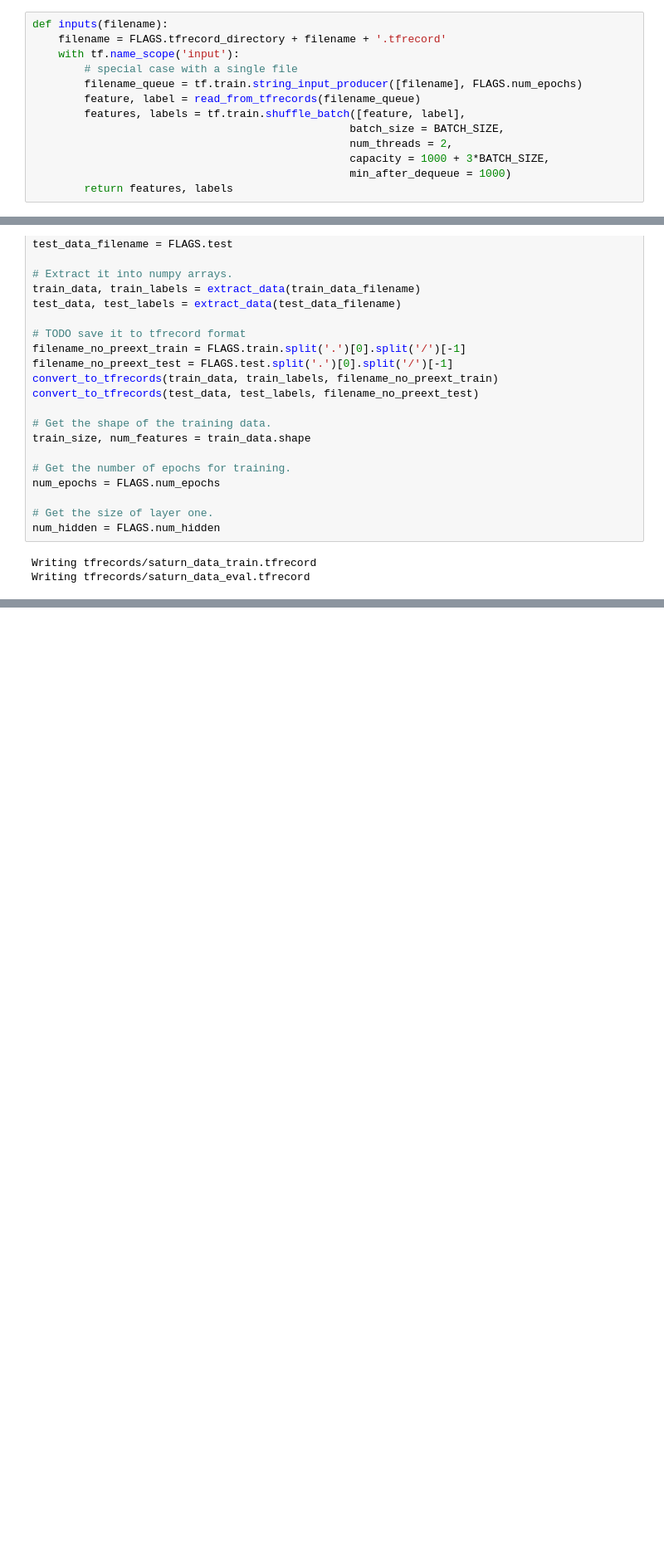
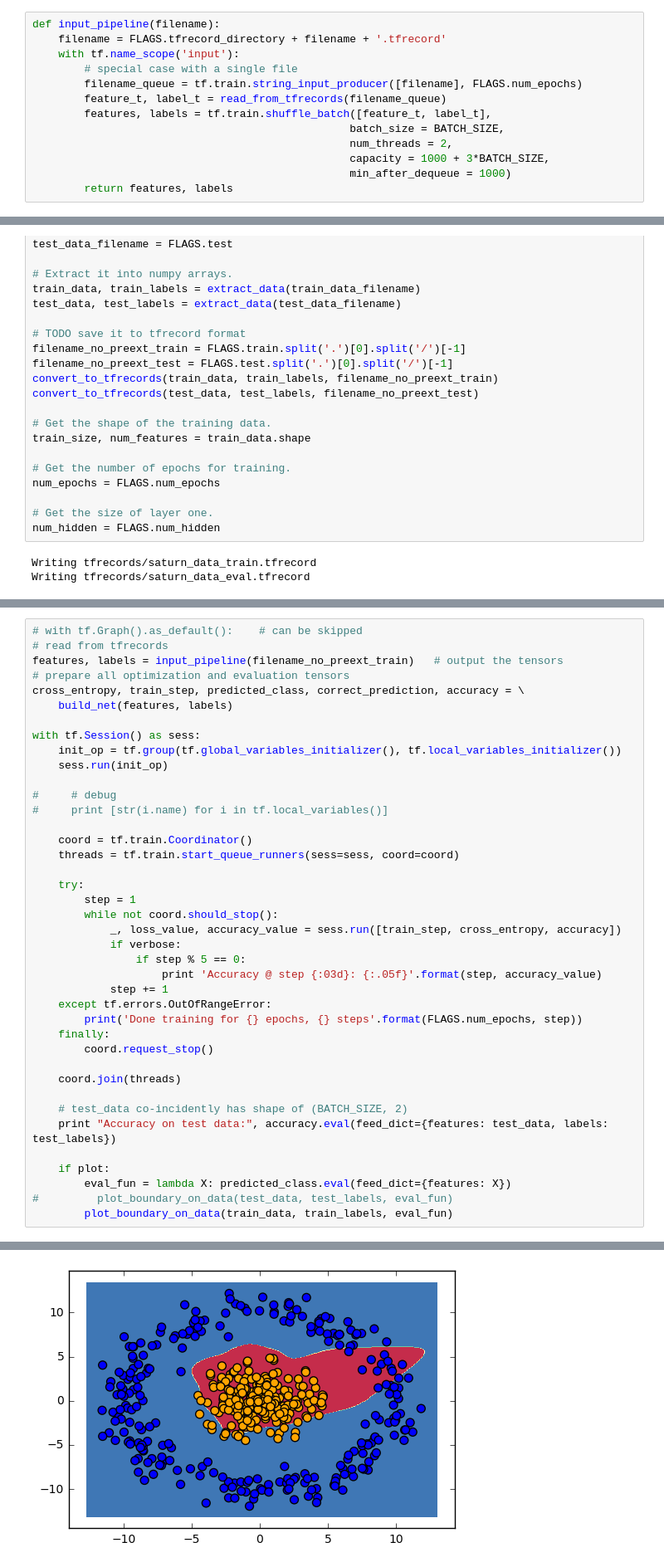
Before and after one commit to jamescfli/PythonTest, a Jupyter notebook: TensorflowTest/10_try_tf/hidden.ipynb, the cells around one changed output, grey strips where cells are left out. Shown at 83% size. Cells and saved outputs as stored; diff of their text form; blank space fills up the shorter version.

Commit message:
revised data input pipeline with tfrecords from feed_dict

```diff
--- a/TensorflowTest/10_try_tf/hidden.ipynb
+++ b/TensorflowTest/10_try_tf/hidden.ipynb
@@ -145,12 +124,12 @@ def read_from_tfrecords(filename_queue):
     return feature_t, label_t
 # %%
-def inputs(filename):
+def input_pipeline(filename):
     filename = FLAGS.tfrecord_directory + filename + '.tfrecord'
     with tf.name_scope('input'):
         # special case with a single file
         filename_queue = tf.train.string_input_producer([filename], FLAGS.num_epochs)
-        feature, label = read_from_tfrecords(filename_queue)
-        features, labels = tf.train.shuffle_batch([feature, label],
+        feature_t, label_t = read_from_tfrecords(filename_queue)
+        features, labels = tf.train.shuffle_batch([feature_t, label_t],
                                                  batch_size = BATCH_SIZE,
                                                  num_threads = 2,
                                                  capacity = 1000 + 3*BATCH_SIZE,
@@ -268,0 +229,41 @@ Accuracy on test data: 0.99
+# %%
+# with tf.Graph().as_default():    # can be skipped
+# read from tfrecords
+features, labels = input_pipeline(filename_no_preext_train)   # output the tensors
+# prepare all optimization and evaluation tensors
+cross_entropy, train_step, predicted_class, correct_prediction, accuracy = \
+    build_net(features, labels)
+
+with tf.Session() as sess:
+    init_op = tf.group(tf.global_variables_initializer(), tf.local_variables_initializer())
+    sess.run(init_op)
+
+#     # debug
+#     print [str(i.name) for i in tf.local_variables()]
+
+    coord = tf.train.Coordinator()
+    threads = tf.train.start_queue_runners(sess=sess, coord=coord)
+
+    try:
+        step = 1
+        while not coord.should_stop():
+            _, loss_value, accuracy_value = sess.run([train_step, cross_entropy, accuracy])
+            if verbose:
+                if step % 5 == 0:
+                    print 'Accuracy @ step {:03d}: {:.05f}'.format(step, accuracy_value)
+            step += 1
+    except tf.errors.OutOfRangeError:
+        print('Done training for {} epochs, {} steps'.format(FLAGS.num_epochs, step))
+    finally:
+        coord.request_stop()
+
+    coord.join(threads)
+
+    # test_data co-incidently has shape of (BATCH_SIZE, 2)
+    print "Accuracy on test data:", accuracy.eval(feed_dict={features: test_data, labels: test_labels})
+
+    if plot:
+        eval_fun = lambda X: predicted_class.eval(feed_dict={features: X})
+#         plot_boundary_on_data(test_data, test_labels, eval_fun)
+        plot_boundary_on_data(train_data, train_labels, eval_fun)
+# %% [output]
@@ -268,0 +287 @@ Accuracy on test data: 0.99
+[figure, added]
```
Also changed, not shown: parts of 8 cells of this notebook, 2 other files.
